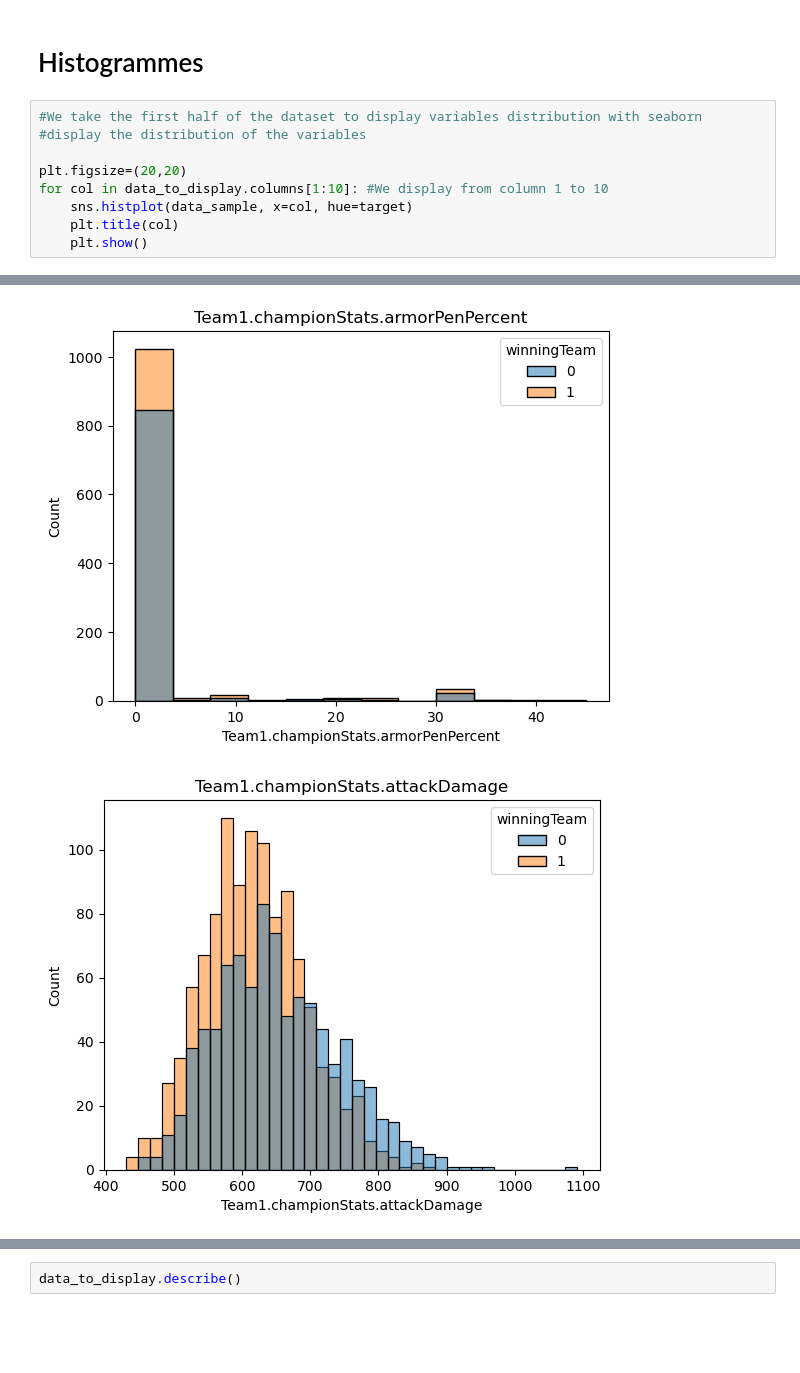
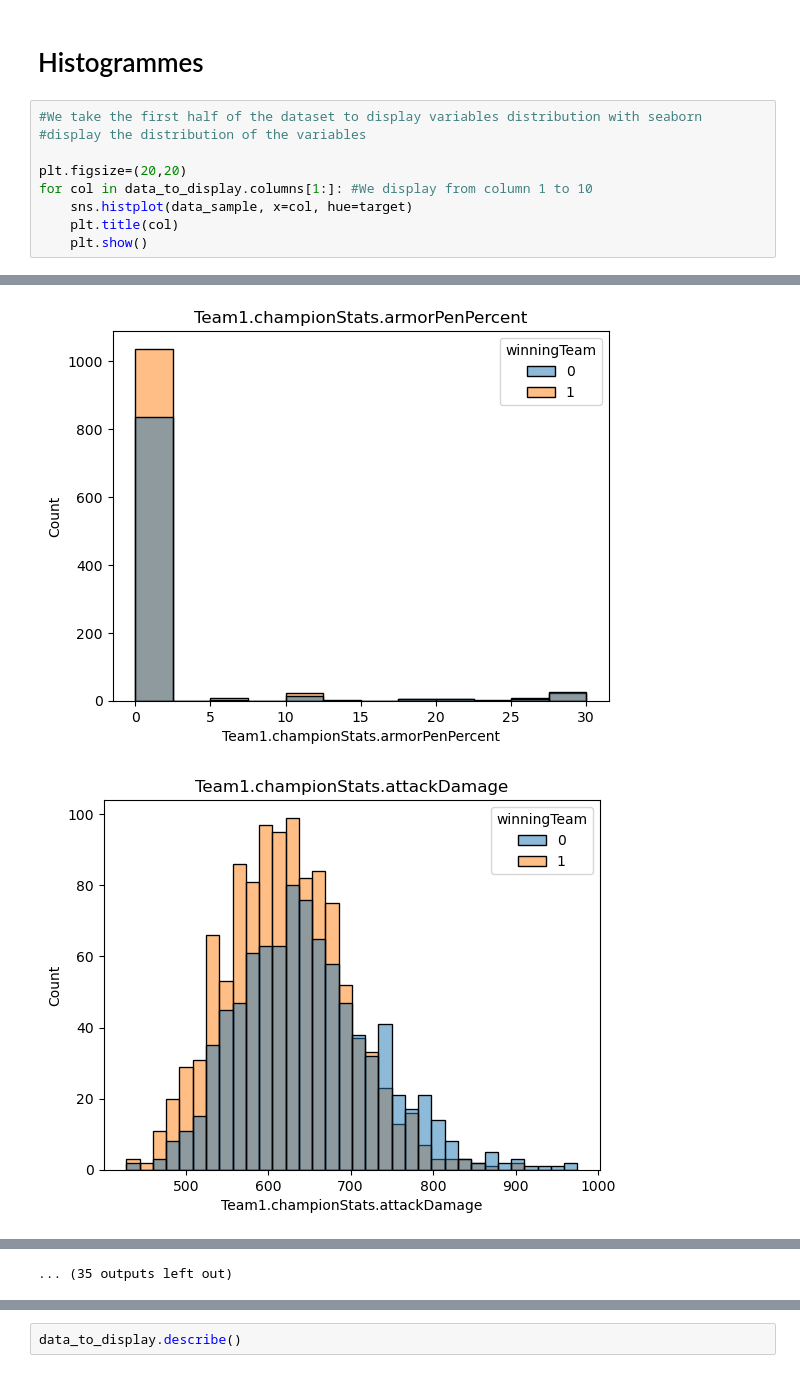
Before and after one commit to Slylio/projetLol, a Jupyter notebook: preprocessing.ipynb, the cells around one changed output, grey strips where cells are left out. Saved outputs shown, nothing was run; the diff lists cells and outputs as text; blank space fills up the shorter version.

```diff
--- a/preprocessing.ipynb
+++ b/preprocessing.ipynb
@@ -105,7 +106,7 @@ data_to_display
 #display the distribution of the variables
 
 plt.figsize=(20,20)
-for col in data_to_display.columns[1:10]: #We display from column 1 to 10
+for col in data_to_display.columns[1:]: #We display from column 1 to 10
     sns.histplot(data_sample, x=col, hue=target)
     plt.title(col)
     plt.show()
@@ -116,3 +117,3 @@ for col in data_to_display.columns[1:10]: #We display from column 1 to 10
 [figure]
-[figure, old version]
+[figure, new version]
-[figure, old version]
+[figure, new version]
@@ -121,0 +126 @@ for col in data_to_display.columns[1:10]: #We display from column 1 to 10
+... (35 outputs left out)
```
Also changed, not shown: parts of 28 cells of this notebook, 2 other files.
